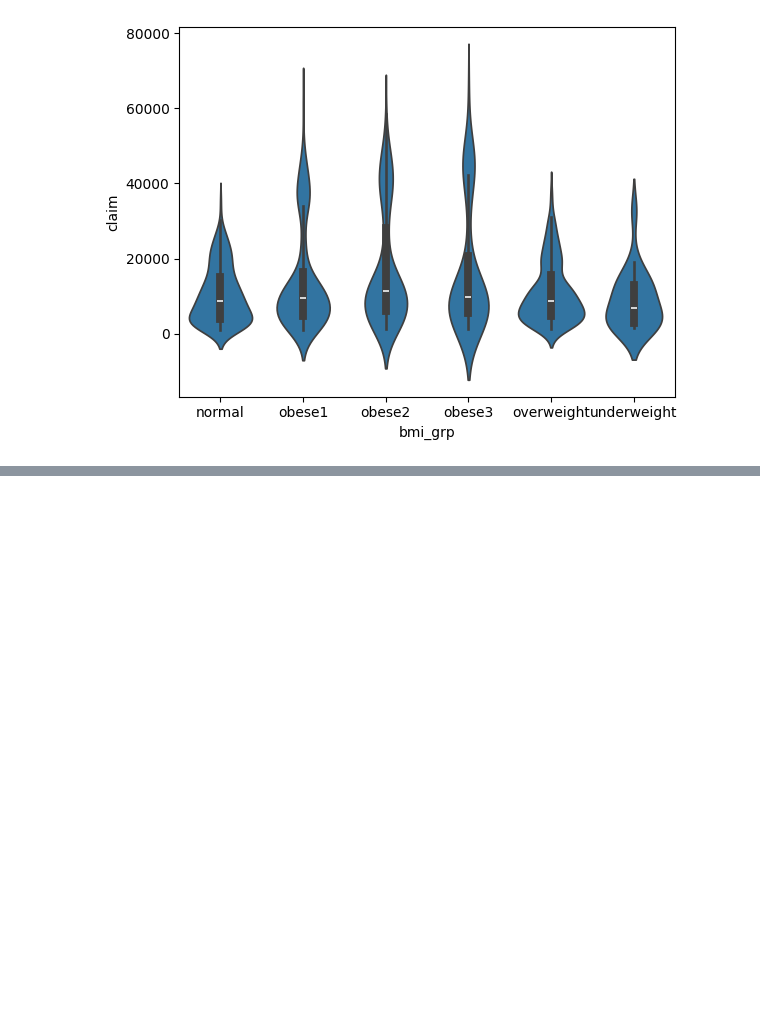
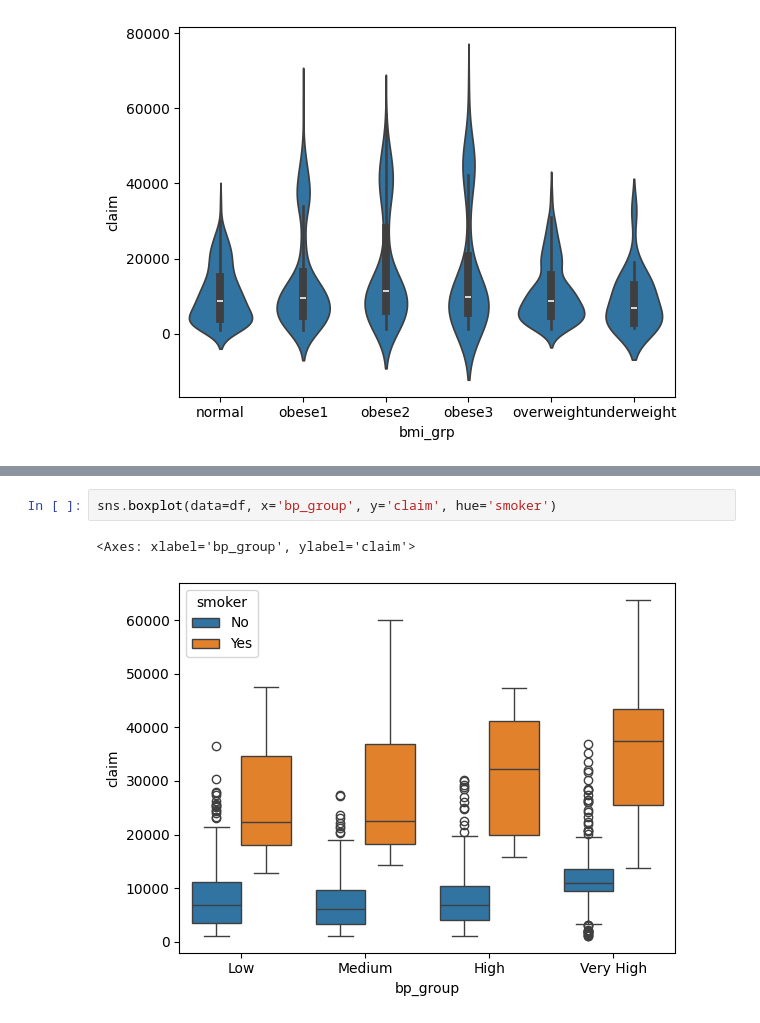
Before and after one commit to ronit-6464/INSURANCE-DATASET-EDA, a Jupyter notebook: EDA NOTEBOOK ON INSURANCE DATASET.ipynb, the cells around one changed output, grey strips where cells are left out. Saved outputs shown, nothing was run; the diff lists cells and outputs as text; blank space fills up the shorter version.

Commit message:
trivariate analysis bw bpgrp claim and smoker

```diff
--- a/EDA NOTEBOOK ON INSURANCE DATASET.ipynb
+++ b/EDA NOTEBOOK ON INSURANCE DATASET.ipynb
@@ -488,0 +492,5 @@ sns.violinplot(data=df,x='bmi_grp',y='claim')
+# %%
+sns.boxplot(data=df, x='bp_group', y='claim', hue='smoker')
+# %% [output]
+<Axes: xlabel='bp_group', ylabel='claim'>
+[figure, added]
```
Also changed, not shown: parts of 1 cell of this notebook.
